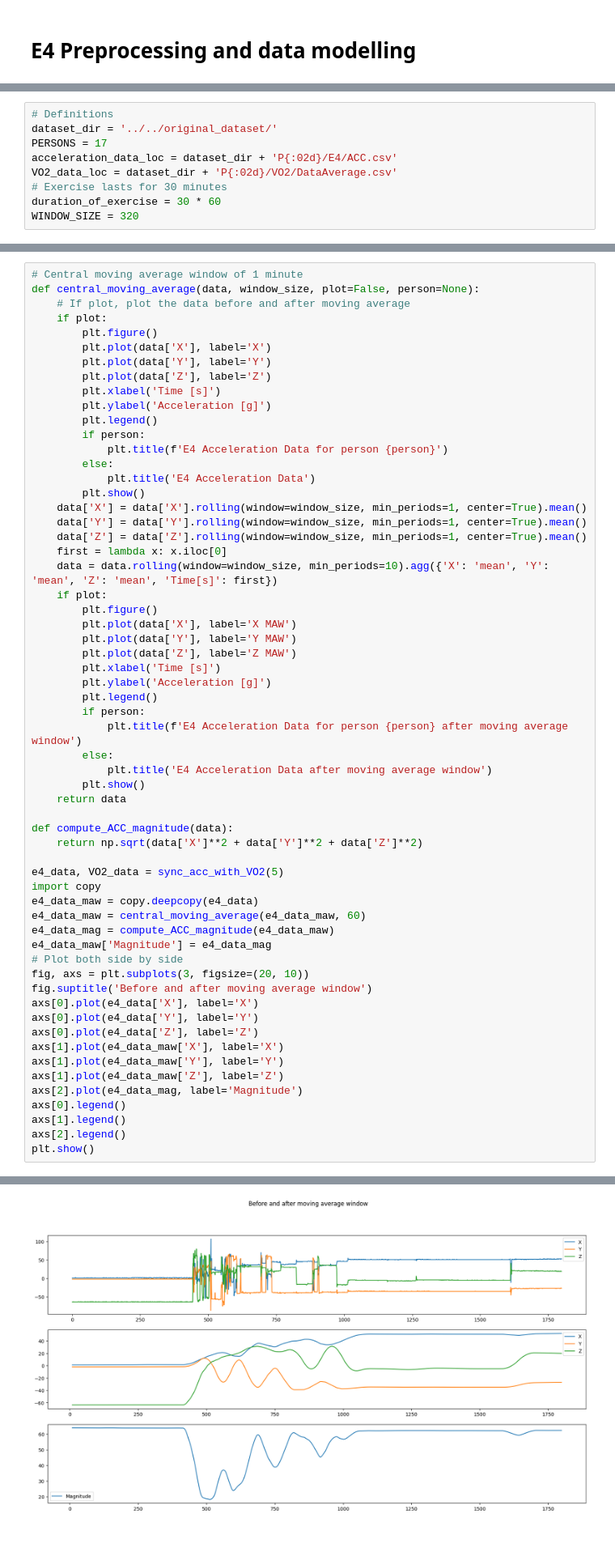
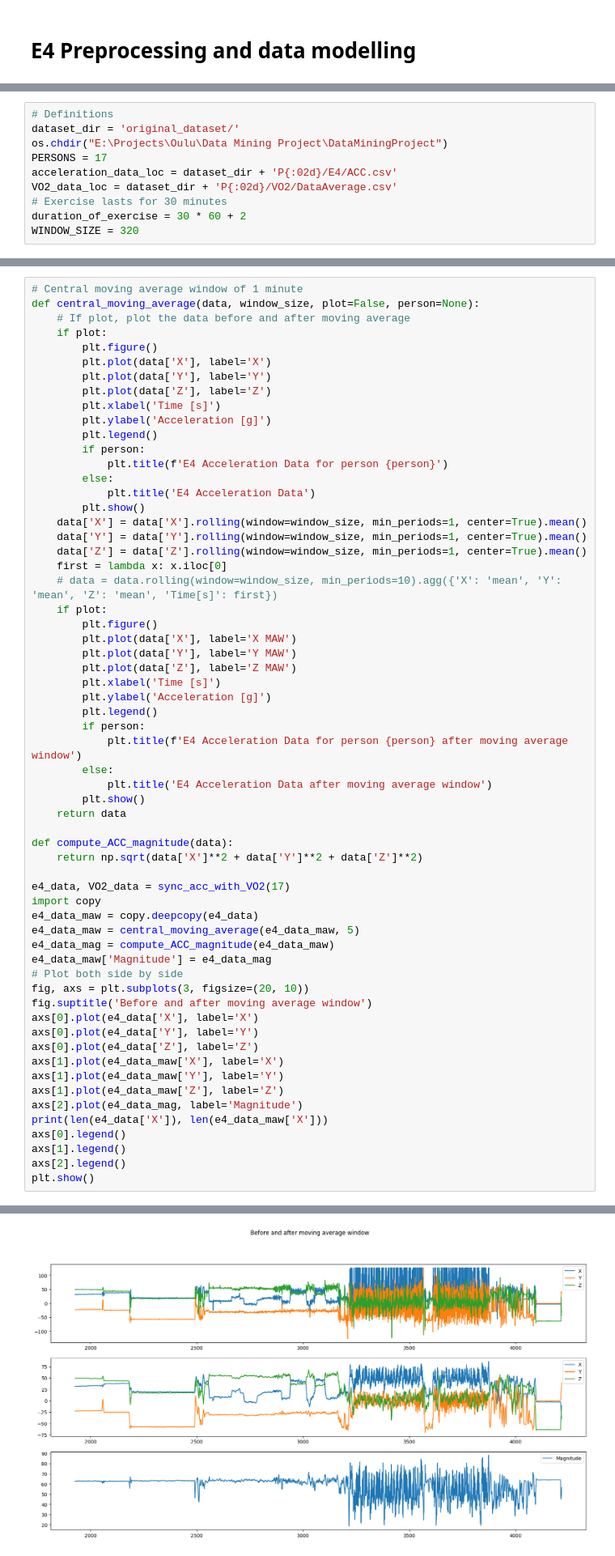
Before and after one commit to ConnorReed246/DataMiningProject, a Jupyter notebook: scripts/1_Preprocessing/E4_preprocessing.ipynb, the cells around one changed output, grey strips where cells are left out. Shown at 81% size. Cells and saved outputs as stored; diff of their text form.

```diff
--- a/scripts/1_Preprocessing/E4_preprocessing.ipynb
+++ b/scripts/1_Preprocessing/E4_preprocessing.ipynb
@@ -21,12 +21,13 @@ import math
 import os
 # %%
 # Definitions
-dataset_dir = '../../original_dataset/'
+dataset_dir = 'original_dataset/'
+os.chdir("E:\Projects\Oulu\Data Mining Project\DataMiningProject")
 PERSONS = 17
 acceleration_data_loc = dataset_dir + 'P{:02d}/E4/ACC.csv'
 VO2_data_loc = dataset_dir + 'P{:02d}/VO2/DataAverage.csv'
 # Exercise lasts for 30 minutes
-duration_of_exercise = 30 * 60
+duration_of_exercise = 30 * 60 + 2
 WINDOW_SIZE = 320
 # %%
 def load_acc_data(person):
@@ -199,7 +215,7 @@ def central_moving_average(data, window_size, plot=False, person=None):
     data['Y'] = data['Y'].rolling(window=window_size, min_periods=1, center=True).mean()
     data['Z'] = data['Z'].rolling(window=window_size, min_periods=1, center=True).mean()
     first = lambda x: x.iloc[0]
-    data = data.rolling(window=window_size, min_periods=10).agg({'X': 'mean', 'Y': 'mean', 'Z': 'mean', 'Time[s]': first})
+    # data = data.rolling(window=window_size, min_periods=10).agg({'X': 'mean', 'Y': 'mean', 'Z': 'mean', 'Time[s]': first})
     if plot:
         plt.figure()
         plt.plot(data['X'], label='X MAW')
@@ -218,10 +234,10 @@ def central_moving_average(data, window_size, plot=False, person=None):
 def compute_ACC_magnitude(data):
     return np.sqrt(data['X']**2 + data['Y']**2 + data['Z']**2)
 
-e4_data, VO2_data = sync_acc_with_VO2(5)
+e4_data, VO2_data = sync_acc_with_VO2(17)
 import copy
 e4_data_maw = copy.deepcopy(e4_data)
-e4_data_maw = central_moving_average(e4_data_maw, 60)
+e4_data_maw = central_moving_average(e4_data_maw, 5)
 e4_data_mag = compute_ACC_magnitude(e4_data_maw)
 e4_data_maw['Magnitude'] = e4_data_mag
 # Plot both side by side
@@ -234,6 +250,7 @@ axs[1].plot(e4_data_maw['X'], label='X')
 axs[1].plot(e4_data_maw['Y'], label='Y')
 axs[1].plot(e4_data_maw['Z'], label='Z')
 axs[2].plot(e4_data_mag, label='Magnitude')
+print(len(e4_data['X']), len(e4_data_maw['X']))
 axs[0].legend()
 axs[1].legend()
 axs[2].legend()
@@ -242,4 +265,4 @@ plt.show()
-[figure, old version]
+[figure, new version]
 # %%
 # Complete the ACC data preprocessing for all persons
 preprocessed_data = []
```
Also changed, not shown: parts of 4 cells of this notebook, 35 other files.
